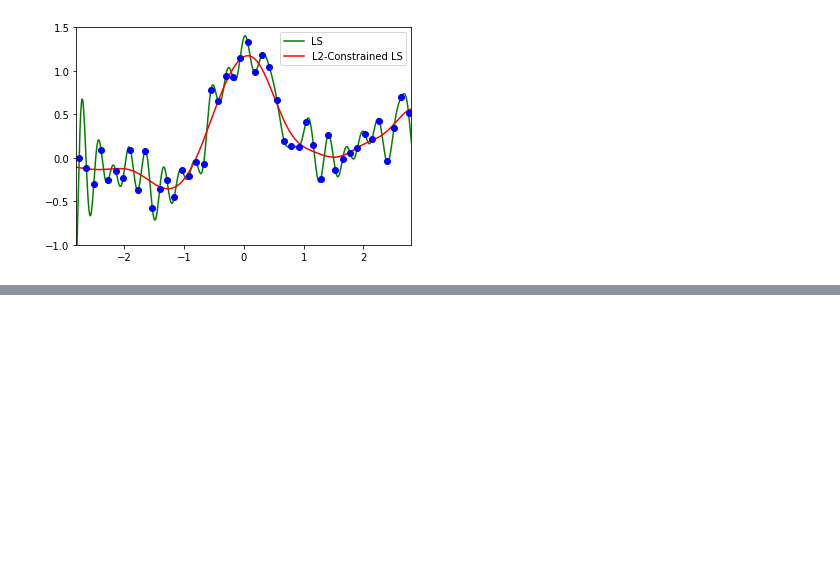
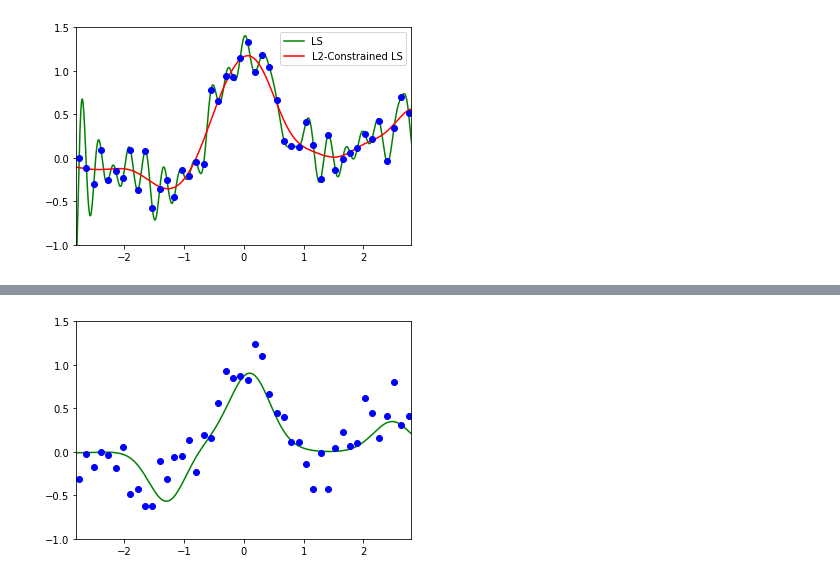
Before and after one commit to 2niuhe/DiagramMachineLearning-Python, a Jupyter notebook: Ⅱ有监督回归.ipynb, the cells around one changed output, grey strips where cells are left out. Drawn from its saved outputs; the diff is of its cells as text; code cells hidden in the pictures; blank space fills up the shorter version.

```diff
--- a/Ⅱ有监督回归.ipynb
+++ b/Ⅱ有监督回归.ipynb
@@ -204,0 +205,39 @@ plt.show()
+# %%
+#5.8
+import numpy as np
+from numpy.linalg import pinv
+import matplotlib.pyplot as plt
+
+n,N = 50,1000
+
+x=np.matrix(np.linspace(-3,3,n)).T
+X=np.matrix(np.linspace(-3,3,N)).T
+
+pix=np.pi*x
+y=np.sin(pix)/(pix)+0.1*x+0.2*np.random.randn(n,1)
+
+hh=2*0.3*0.3
+l = 0.1
+
+t0 = np.random.randn(n,1)
+x2 = np.power(x,2)
+
+k=np.exp(-(np.tile(x2,(1,n))+np.tile(x2.T,(n,1))-2*x.dot(x.T))/hh)
+k2 = k.dot(k)
+ky = k.dot(y)
+
+for o in range(1,N+1):
+    t = pinv(k2 + 1*pinv(np.diag(np.array(t0.T)[0]))).dot(ky)
+    if np.linalg.norm(t-t0)<0.001:
+        break
+    t0=t
+K=np.exp(-(np.tile(np.power(X,2),(1,n))+np.tile(x2.T,(N,1))-2*X.dot(x.T))/hh)
+F=K.dot(t)
+
+plt.xlim(-2.8,2.8)
+plt.ylim(-1,1.5)
+l1, = plt.plot(X,F,'g-')
+plt.plot(x,y,'bo')
+plt.show()
+# %% [output]
+[figure, added]
```
Also changed, not shown: parts of 3 cells of this notebook.
